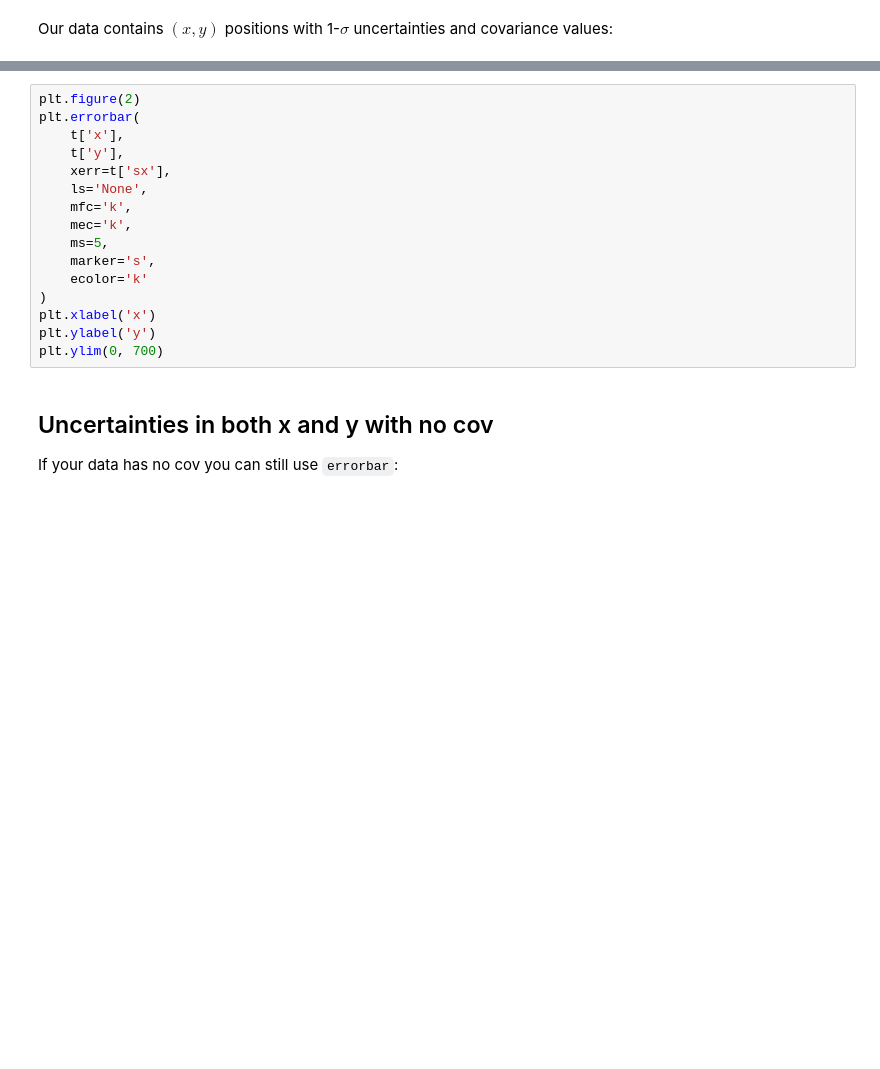
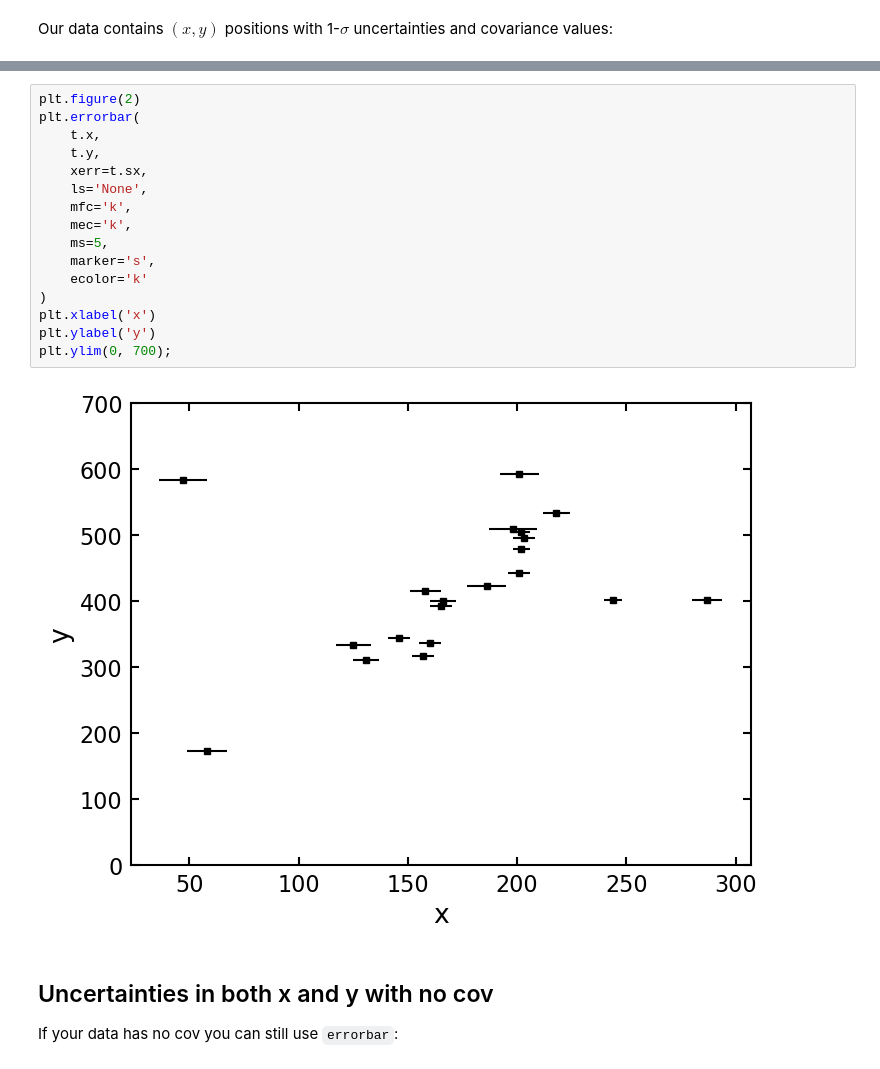
Before and after one commit to CKrawczyk/jupyter_data_languages, a Jupyter notebook: Uncertainty_plotting.ipynb, the cells around one changed output, grey strips where cells are left out. Drawn from its saved outputs; the diff is of its cells as text; blank space fills up the shorter version.

```diff
--- a/Uncertainty_plotting.ipynb
+++ b/Uncertainty_plotting.ipynb
@@ -52,19 +73,21 @@ plt.ylim(0, 700)
 # %%
 plt.figure(2)
 plt.errorbar(
-    t['x'],
-    t['y'],
-    xerr=t['sx'],
+    t.x,
+    t.y,
+    xerr=t.sx,
     ls='None',
     mfc='k',
     mec='k',
     ms=5,
     marker='s',
     ecolor='k'
 )
 plt.xlabel('x')
 plt.ylabel('y')
-plt.ylim(0, 700)
+plt.ylim(0, 700);
+# %% [output]
+[figure, added]
 # %% [markdown]
 ## Uncertainties in both x and y with no cov
 If your data has no cov you can still use `errorbar`:
```
Also changed, not shown: parts of 7 cells of this notebook, 8 other files.
